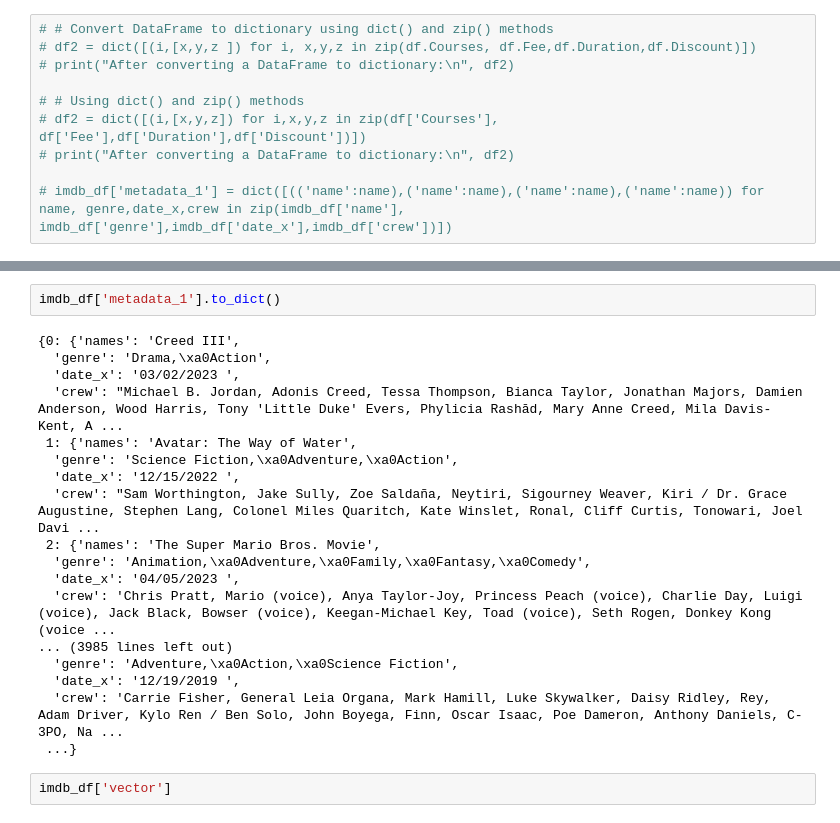
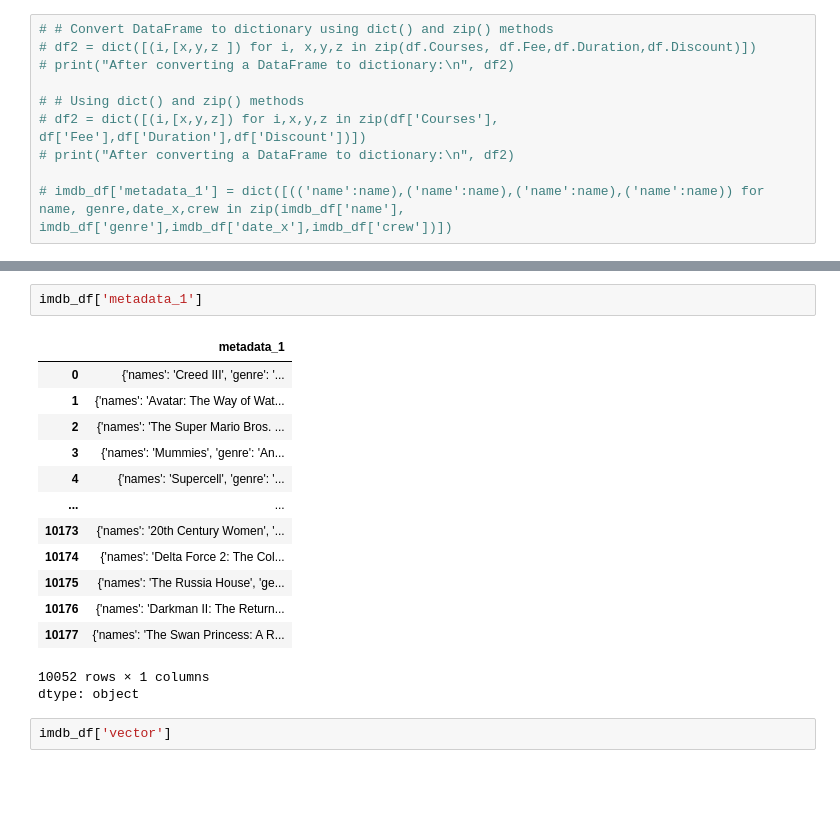
Before and after one commit to joel280584/PineConeLearning, a Jupyter notebook: Introduction_to_Pinecone.ipynb, the cells around one changed output, grey strips where cells are left out. Drawn from its saved outputs; the diff is of its cells as text; blank space fills up the shorter version.

```diff
--- a/Introduction_to_Pinecone.ipynb
+++ b/Introduction_to_Pinecone.ipynb
@@ -164,23 +168,20 @@ dtype: object
 # %%
-imdb_df['metadata_1'].to_dict()
+imdb_df['metadata_1']
 # %% [output]
+|  | metadata_1 |
+| 0 | {'names': 'Creed III', 'genre': '... |
+| 1 | {'names': 'Avatar: The Way of Wat... |
+| 2 | {'names': 'The Super Mario Bros. ... |
+| 3 | {'names': 'Mummies', 'genre': 'An... |
+| 4 | {'names': 'Supercell', 'genre': '... |
+| ... | ... |
+| 10173 | {'names': '20th Century Women', '... |
+| 10174 | {'names': 'Delta Force 2: The Col... |
+| 10175 | {'names': 'The Russia House', 'ge... |
+| 10176 | {'names': 'Darkman II: The Return... |
+| 10177 | {'names': 'The Swan Princess: A R... |
-{0: {'names': 'Creed III',
-  'genre': 'Drama,\xa0Action',
-  'date_x': '03/02/2023 ',
-  'crew': "Michael B. Jordan, Adonis Creed, Tessa Thompson, Bianca Taylor, Jonathan Majors, Damien Anderson, Wood Harris, Tony 'Little Duke' Evers, Phylicia Rashād, Mary Anne Creed, Mila Davis-Kent, A ...
- 1: {'names': 'Avatar: The Way of Water',
-  'genre': 'Science Fiction,\xa0Adventure,\xa0Action',
-  'date_x': '12/15/2022 ',
-  'crew': "Sam Worthington, Jake Sully, Zoe Saldaña, Neytiri, Sigourney Weaver, Kiri / Dr. Grace Augustine, Stephen Lang, Colonel Miles Quaritch, Kate Winslet, Ronal, Cliff Curtis, Tonowari, Joel Davi ...
- 2: {'names': 'The Super Mario Bros. Movie',
-  'genre': 'Animation,\xa0Adventure,\xa0Family,\xa0Fantasy,\xa0Comedy',
-  'date_x': '04/05/2023 ',
-  'crew': 'Chris Pratt, Mario (voice), Anya Taylor-Joy, Princess Peach (voice), Charlie Day, Luigi (voice), Jack Black, Bowser (voice), Keegan-Michael Key, Toad (voice), Seth Rogen, Donkey Kong (voice ...
-... (3985 lines left out)
-  'genre': 'Adventure,\xa0Action,\xa0Science Fiction',
-  'date_x': '12/19/2019 ',
-  'crew': 'Carrie Fisher, General Leia Organa, Mark Hamill, Luke Skywalker, Daisy Ridley, Rey, Adam Driver, Kylo Ren / Ben Solo, John Boyega, Finn, Oscar Isaac, Poe Dameron, Anthony Daniels, C-3PO, Na ...
- ...}
+10052 rows × 1 columns
+dtype: object
 # %%
 imdb_df['vector']
 # %% [output]
```
Also changed, not shown: parts of 9 cells of this notebook.
